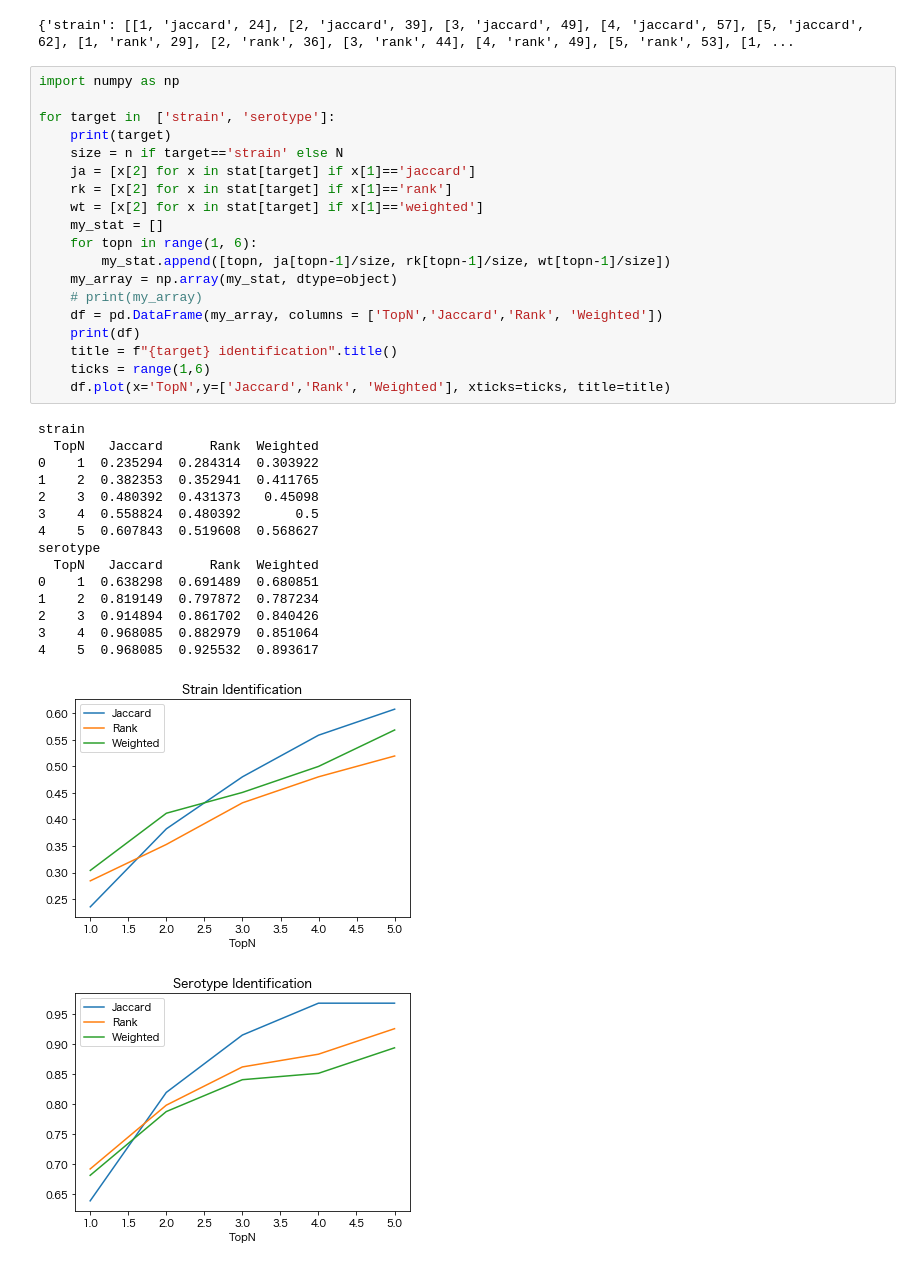
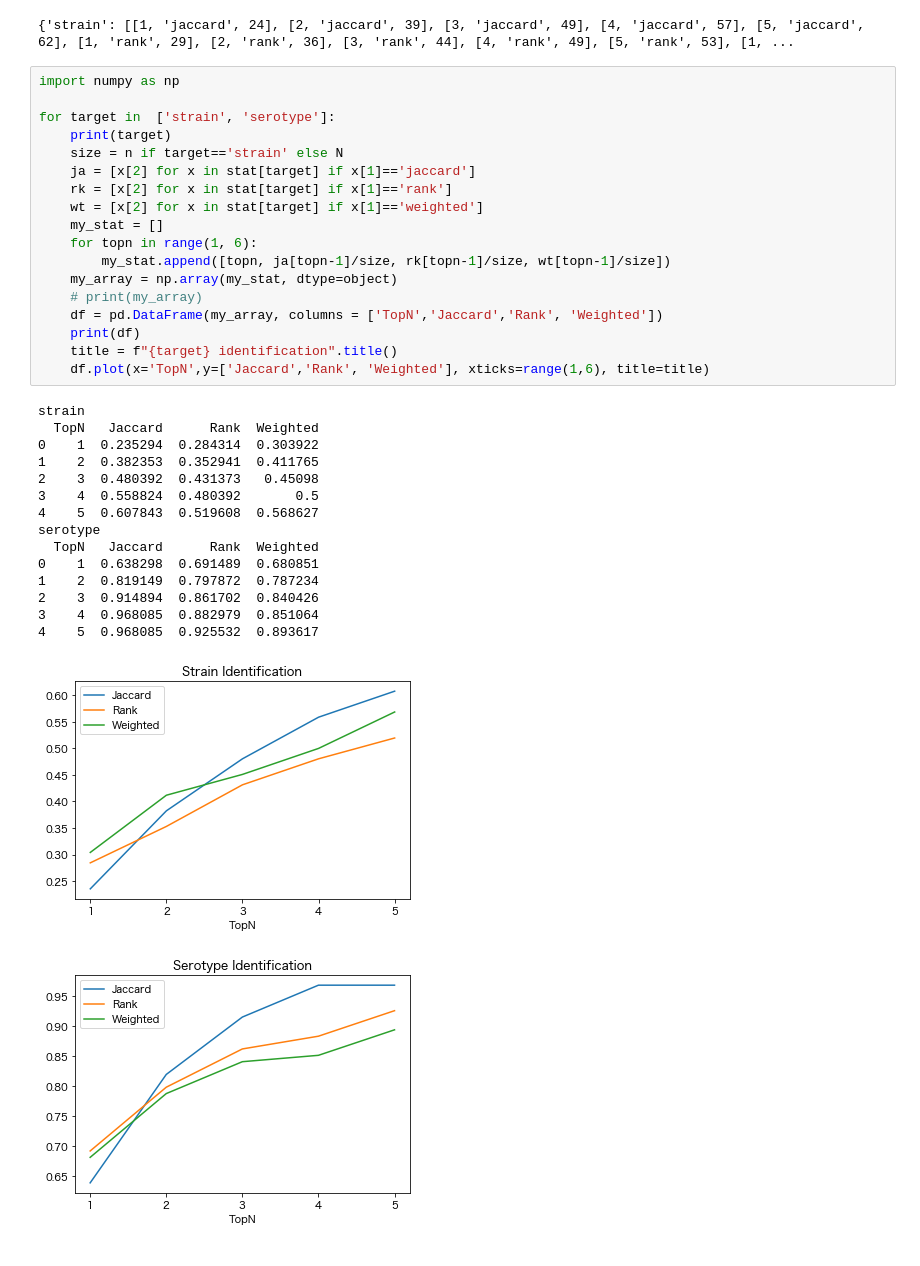
Before and after one commit to kuhaha/biotype, a Jupyter notebook: test4_biotype.ipynb, the cells around one changed output. Saved outputs shown, nothing was run; the diff lists cells and outputs as text.

```diff
--- a/test4_biotype.ipynb
+++ b/test4_biotype.ipynb
@@ -152,34 +152,33 @@ import numpy as np
 
 for target in  ['strain', 'serotype']:
     print(target)
     size = n if target=='strain' else N
     ja = [x[2] for x in stat[target] if x[1]=='jaccard']
     rk = [x[2] for x in stat[target] if x[1]=='rank']
     wt = [x[2] for x in stat[target] if x[1]=='weighted']
     my_stat = []
     for topn in range(1, 6):
         my_stat.append([topn, ja[topn-1]/size, rk[topn-1]/size, wt[topn-1]/size])
     my_array = np.array(my_stat, dtype=object)
     # print(my_array)
     df = pd.DataFrame(my_array, columns = ['TopN','Jaccard','Rank', 'Weighted'])
     print(df)
     title = f"{target} identification".title()
-    ticks = range(1,6)
-    df.plot(x='TopN',y=['Jaccard','Rank', 'Weighted'], xticks=ticks, title=title)
+    df.plot(x='TopN',y=['Jaccard','Rank', 'Weighted'], xticks=range(1,6), title=title)
 # %% [output]
 strain
   TopN   Jaccard      Rank  Weighted
 0    1  0.235294  0.284314  0.303922
 1    2  0.382353  0.352941  0.411765
 2    3  0.480392  0.431373   0.45098
 3    4  0.558824  0.480392       0.5
 4    5  0.607843  0.519608  0.568627
 serotype
   TopN   Jaccard      Rank  Weighted
 0    1  0.638298  0.691489  0.680851
 1    2  0.819149  0.797872  0.787234
 2    3  0.914894  0.861702  0.840426
 3    4  0.968085  0.882979  0.851064
 4    5  0.968085  0.925532  0.893617
-[figure, old version]
+[figure, new version]
-[figure, old version]
+[figure, new version]
```
Also changed, not shown: 1 other file.
